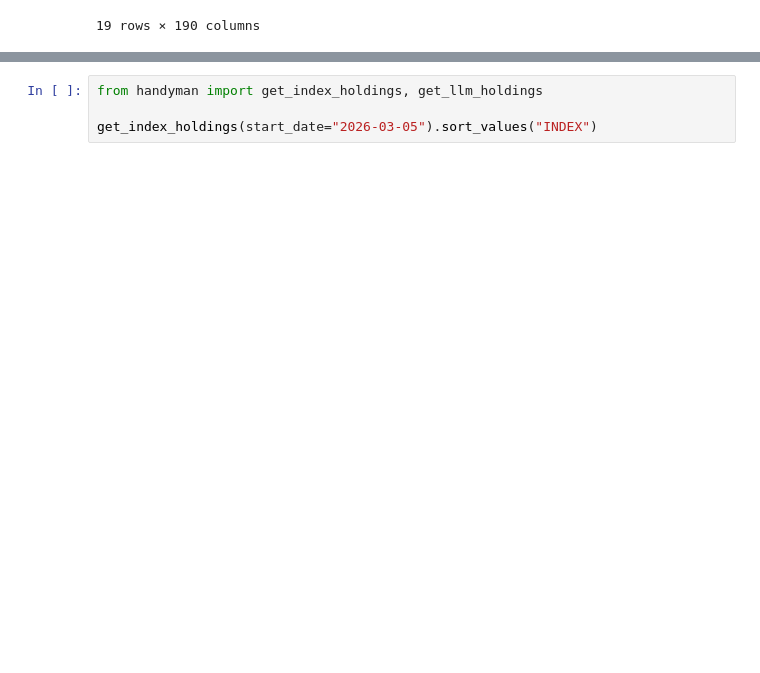
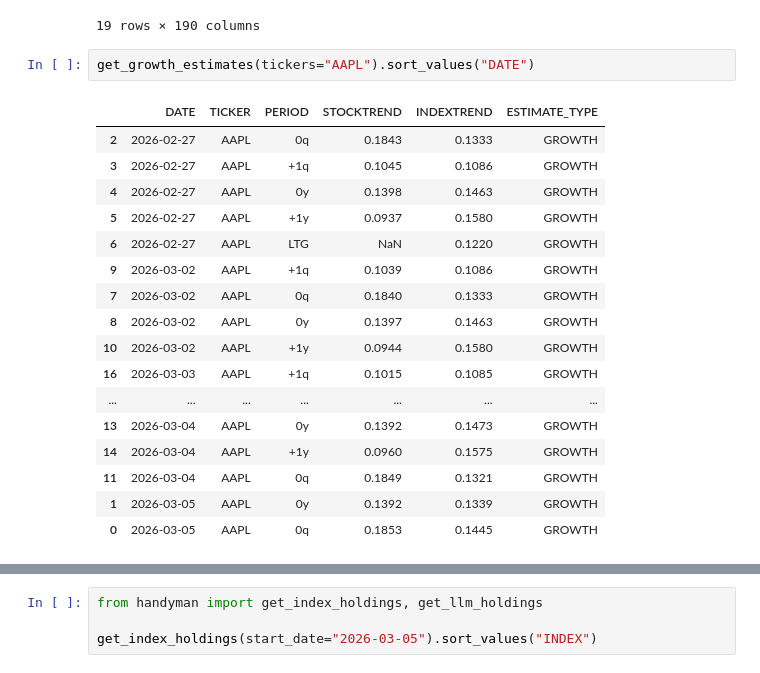
Before and after one commit to Code-And-Capital/finance, a Jupyter notebook: notebooks/pull_data.ipynb, the cells around one changed output, grey strips where cells are left out. Cells and saved outputs as stored; diff of their text form; blank space fills up the shorter version.

```diff
--- a/notebooks/pull_data.ipynb
+++ b/notebooks/pull_data.ipynb
@@ -55,3 +55,23 @@ get_company_info(
 | 17 | 2026-03-04 | AAPL | One Apple Park Way | Cupertino | CA | 95014 | United States | (408) 996-1010 | https://www.apple.com | Consumer Electronics | ... | ... |
 | 18 | 2026-03-04 | AAPL | One Apple Park Way | Cupertino | CA | 95014 | United States | (408) 996-1010 | https://www.apple.com | Consumer Electronics | ... | ... |
 19 rows × 190 columns
+# %%
+get_growth_estimates(tickers="AAPL").sort_values("DATE")
+# %% [output]
+|  | DATE | TICKER | PERIOD | STOCKTREND | INDEXTREND | ESTIMATE_TYPE |
+| 2 | 2026-02-27 | AAPL | 0q | 0.1843 | 0.1333 | GROWTH |
+| 3 | 2026-02-27 | AAPL | +1q | 0.1045 | 0.1086 | GROWTH |
+| 4 | 2026-02-27 | AAPL | 0y | 0.1398 | 0.1463 | GROWTH |
+| 5 | 2026-02-27 | AAPL | +1y | 0.0937 | 0.1580 | GROWTH |
+| 6 | 2026-02-27 | AAPL | LTG | NaN | 0.1220 | GROWTH |
+| 9 | 2026-03-02 | AAPL | +1q | 0.1039 | 0.1086 | GROWTH |
+| 7 | 2026-03-02 | AAPL | 0q | 0.1840 | 0.1333 | GROWTH |
+| 8 | 2026-03-02 | AAPL | 0y | 0.1397 | 0.1463 | GROWTH |
+| 10 | 2026-03-02 | AAPL | +1y | 0.0944 | 0.1580 | GROWTH |
+| 16 | 2026-03-03 | AAPL | +1q | 0.1015 | 0.1085 | GROWTH |
+| ... | ... | ... | ... | ... | ... | ... |
+| 13 | 2026-03-04 | AAPL | 0y | 0.1392 | 0.1473 | GROWTH |
+| 14 | 2026-03-04 | AAPL | +1y | 0.0960 | 0.1575 | GROWTH |
+| 11 | 2026-03-04 | AAPL | 0q | 0.1849 | 0.1321 | GROWTH |
+| 1 | 2026-03-05 | AAPL | 0y | 0.1392 | 0.1339 | GROWTH |
+| 0 | 2026-03-05 | AAPL | 0q | 0.1853 | 0.1445 | GROWTH |
```
Also changed, not shown: parts of 2 cells of this notebook, 19 other files.
